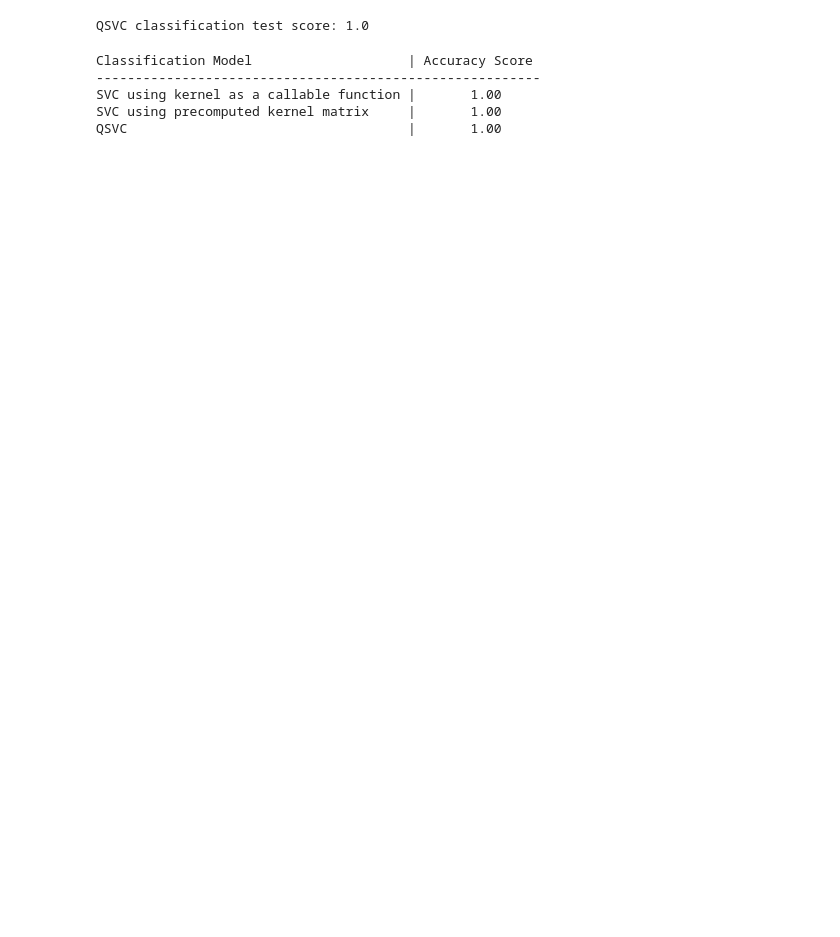
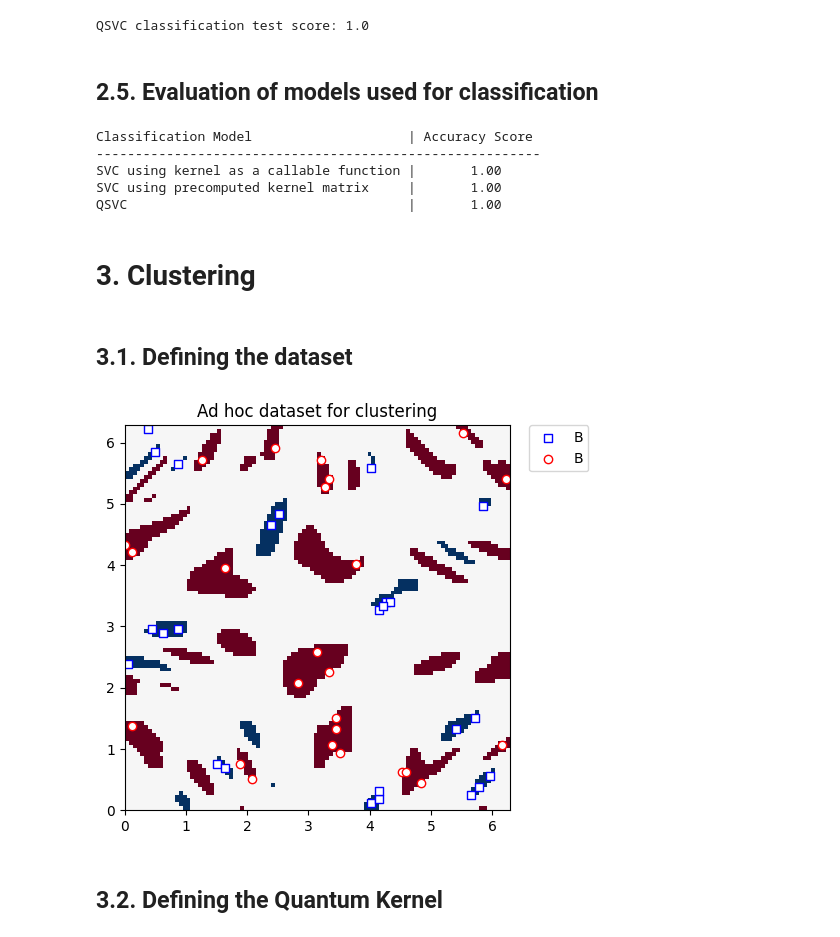
Before and after one commit to tenseisoham/QuantumML, a Jupyter notebook: Ad-hoc.ipynb, the cells around one changed output. Drawn from its saved outputs; the diff is of its cells as text; code cells hidden in the pictures; blank space fills up the shorter version.

Commit message:
test with adhoc-qiskit tutorial

```diff
--- a/Ad-hoc.ipynb
+++ b/Ad-hoc.ipynb
@@ -135,6 +147,8 @@ qsvc_score = qsvc.score(test_features, test_labels)
 print(f"QSVC classification test score: {qsvc_score}")
 # %% [output]
 QSVC classification test score: 1.0
+# %% [markdown]
+## 2.5. Evaluation of models used for classification
 # %%
 print(f"Classification Model                    | Accuracy Score")
 print(f"---------------------------------------------------------")
@@ -147,3 +161,44 @@ Classification Model                    | Accuracy Score
 SVC using kernel as a callable function |       1.00
 SVC using precomputed kernel matrix     |       1.00
 QSVC                                    |       1.00
+# %% [markdown]
+# 3. Clustering
+# %% [markdown]
+## 3.1. Defining the dataset
+# %%
+adhoc_dimension = 2
+train_features, train_labels, test_features, test_labels, adhoc_total = ad_hoc_data(
+    training_size=25,
+    test_size=0,
+    n=adhoc_dimension,
+    gap=0.6,
+    plot_data=False,
+    one_hot=False,
+    include_sample_total=True,
+)
+# %%
+plt.figure(figsize=(5, 5))
+plt.ylim(0, 2 * np.pi)
+plt.xlim(0, 2 * np.pi)
+plt.imshow(
+    np.asmatrix(adhoc_total).T,
+    interpolation="nearest",
+    origin="lower",
+    cmap="RdBu",
+    extent=[0, 2 * np.pi, 0, 2 * np.pi],
+)
+
+# A label plot
+plot_features(plt, train_features, train_labels, 0, "s", "w", "b", "B")
+
+# B label plot
+plot_features(plt, train_features, train_labels, 1, "o", "w", "r", "B")
+
+plt.legend(bbox_to_anchor=(1.05, 1), loc="upper left", borderaxespad=0.0)
+plt.title("Ad hoc dataset for clustering")
+
+plt.show()
+# %% [output]
+[figure, added]
+# %% [markdown]
+## 3.2. Defining the Quantum Kernel
```
Also changed, not shown: parts of 22 cells of this notebook, 1 other file.
